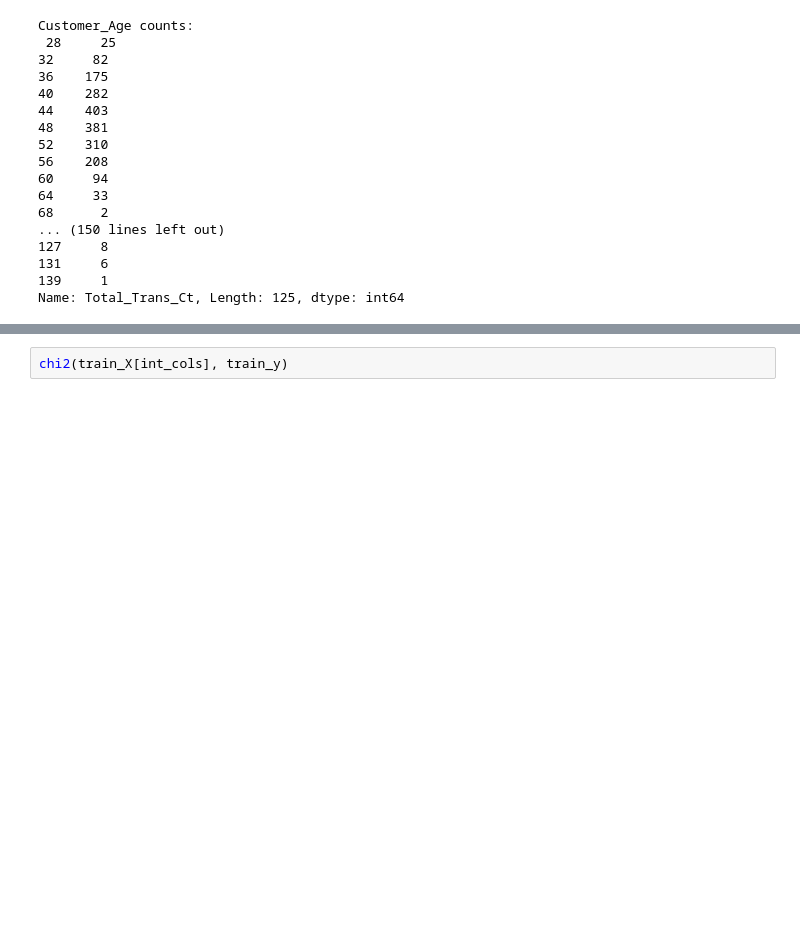
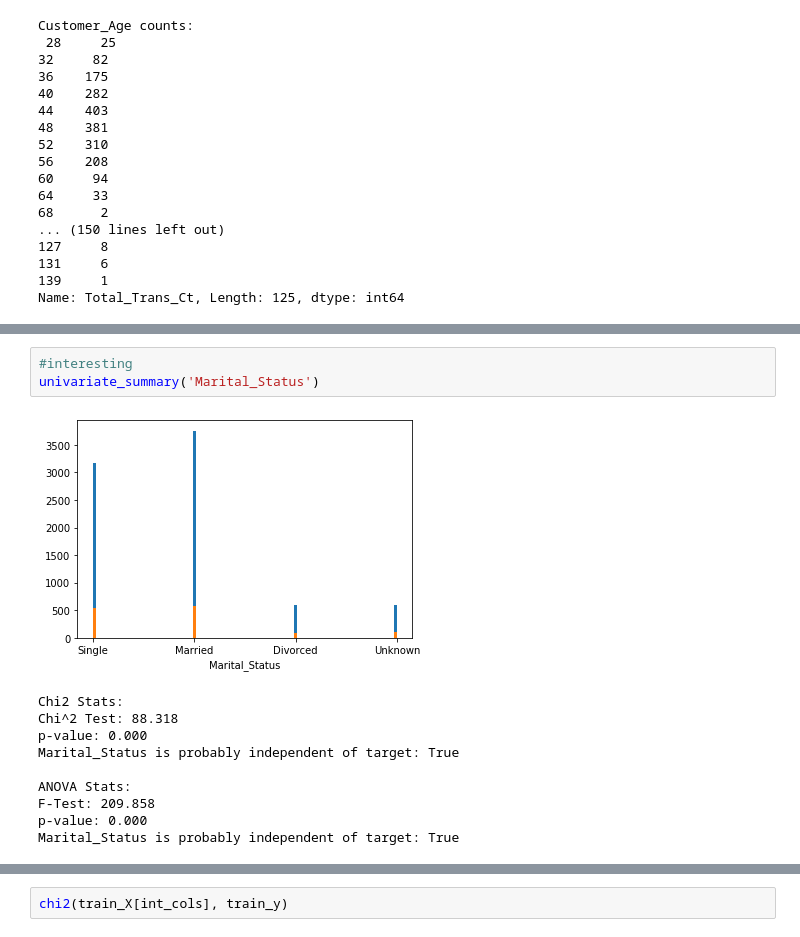
Before and after one commit to functorial/CreditCardCustomers, a Jupyter notebook: CreditCardCustomers.ipynb, the cells around one changed output, grey strips where cells are left out. Cells and saved outputs as stored; diff of their text form; blank space fills up the shorter version.

```diff
--- a/CreditCardCustomers.ipynb
+++ b/CreditCardCustomers.ipynb
@@ -586,0 +702,14 @@ stacked_hist('Dependent_count')
+# %%
+#interesting
+univariate_summary('Marital_Status')
+# %% [output]
+[figure, added]
+Chi2 Stats:
+Chi^2 Test: 88.318
+p-value: 0.000
+Marital_Status is probably independent of target: True
+
+ANOVA Stats:
+F-Test: 209.858
+p-value: 0.000
+Marital_Status is probably independent of target: True
```
Also changed, not shown: parts of 25 cells of this notebook.
